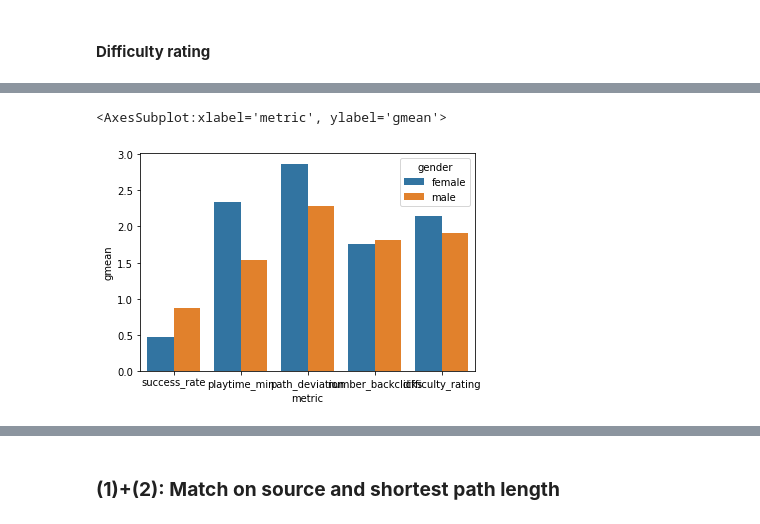
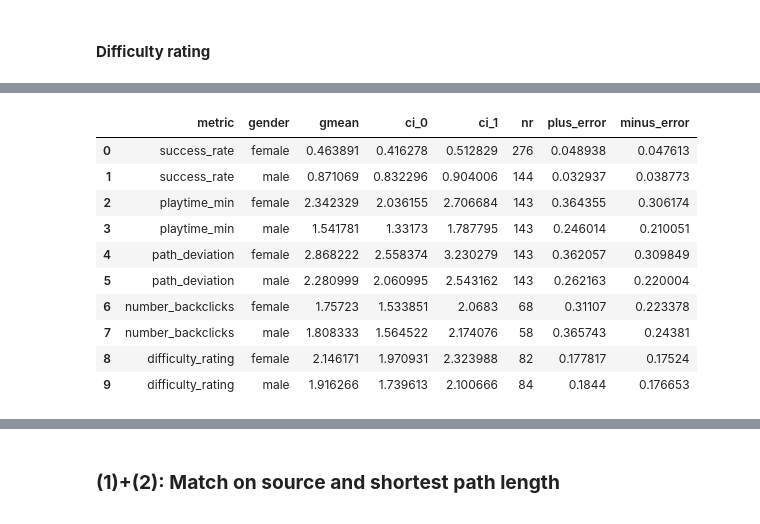
Before and after one commit to epfl-ada/ada-2022-project-metadata, a Jupyter notebook: project.ipynb, the cells around one changed output, grey strips where cells are left out. Cells and saved outputs as stored; diff of their text form; code cells hidden in the pictures.

```diff
--- a/project.ipynb
+++ b/project.ipynb
@@ -1118,11 +1118,20 @@ male: 90.0% confidence interval of the geometric mean of difficulty_rating: [1.7
-# %%
-sns.barplot(data=src_match_summary, x="metric", y= "gmean", hue="gender")
-# %% [output]
-<AxesSubplot:xlabel='metric', ylabel='gmean'>
-[figure, removed]
 # %%
 src_match_summary["plus_error"] = src_match_summary["ci_1"] - src_match_summary["gmean"]
 src_match_summary["minus_error"] = src_match_summary["gmean"]- src_match_summary["ci_0"]
+# %%
+src_match_summary
+# %% [output]
+|  | metric | gender | gmean | ci_0 | ci_1 | nr | plus_error | minus_error |
+| 0 | success_rate | female | 0.463891 | 0.416278 | 0.512829 | 276 | 0.048938 | 0.047613 |
+| 1 | success_rate | male | 0.871069 | 0.832296 | 0.904006 | 144 | 0.032937 | 0.038773 |
+| 2 | playtime_min | female | 2.342329 | 2.036155 | 2.706684 | 143 | 0.364355 | 0.306174 |
+| 3 | playtime_min | male | 1.541781 | 1.33173 | 1.787795 | 143 | 0.246014 | 0.210051 |
+| 4 | path_deviation | female | 2.868222 | 2.558374 | 3.230279 | 143 | 0.362057 | 0.309849 |
+| 5 | path_deviation | male | 2.280999 | 2.060995 | 2.543162 | 143 | 0.262163 | 0.220004 |
+| 6 | number_backclicks | female | 1.75723 | 1.533851 | 2.0683 | 68 | 0.31107 | 0.223378 |
+| 7 | number_backclicks | male | 1.808333 | 1.564522 | 2.174076 | 58 | 0.365743 | 0.24381 |
+| 8 | difficulty_rating | female | 2.146171 | 1.970931 | 2.323988 | 82 | 0.177817 | 0.17524 |
+| 9 | difficulty_rating | male | 1.916266 | 1.739613 | 2.100666 | 84 | 0.1844 | 0.176653 |
 # %%
 fig = go.Figure()
 fig.add_trace(go.Bar(
```
Also changed, not shown: parts of 29 cells of this notebook.
